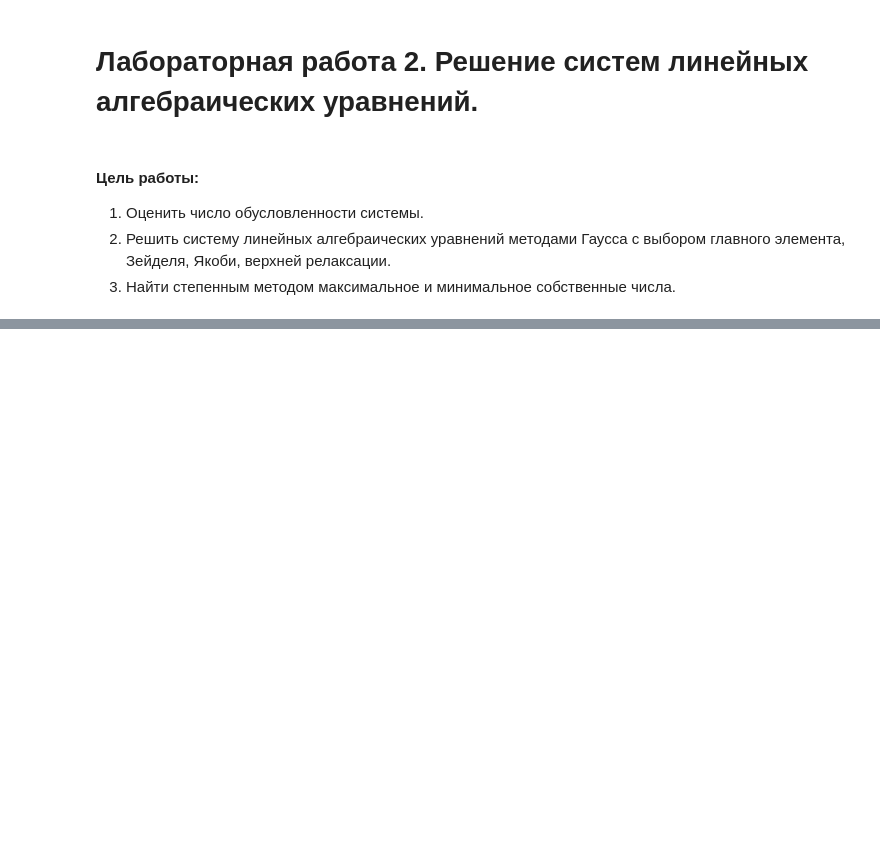
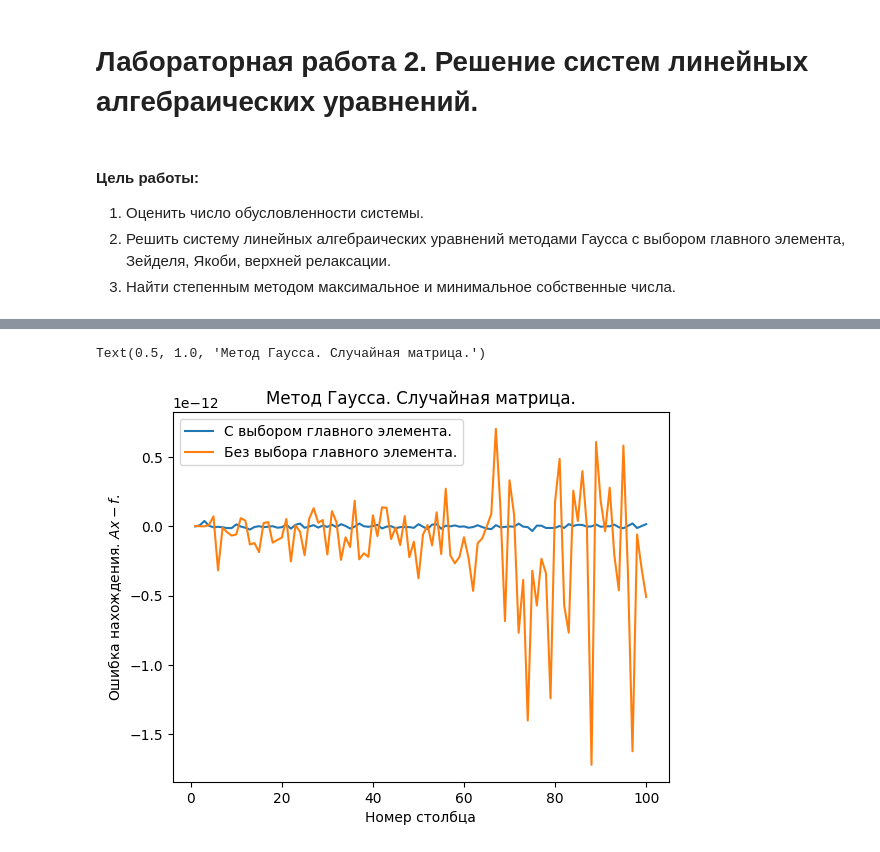
Before and after one commit to ArtemMaslov/MasFoam, a Jupyter notebook: Labs/Lab 2. Linear equations/Lab 2. Linear equations.ipynb, the cells around one changed output, grey strips where cells are left out. Saved outputs shown, nothing was run; the diff lists cells and outputs as text; code cells hidden in the pictures; blank space fills up the shorter version.

```diff
--- a/Labs/Lab 2. Linear equations/Lab 2. Linear equations.ipynb
+++ b/Labs/Lab 2. Linear equations/Lab 2. Linear equations.ipynb
@@ -98,0 +359,38 @@ nan
+# %%
+size1 = 100
+A1 = numpy.random.rand(size1, size1)
+f1 = numpy.random.rand(size1)
+
+_A = numpy.empty((size1, size1))
+_f = numpy.empty(size1)
+numpy.copyto(_A, A1)
+numpy.copyto(_f, f1)
+
+s = SolveGauss(_A, _f, True)
+r = CheckSystemSolution(A1, f1, s)
+
+if (False):
+    print("Матрица\n", A1)
+    print("Вектор свободных коэффициентов\n", f1)
+    print("Решение\n", s)
+    print("Ошибка решения\n", r)
+
+plt.plot(numpy.arange(1, len(A1) + 1), r, label = "С выбором главного элемента.")
+
+_A = numpy.empty((size1, size1))
+_f = numpy.empty(size1)
+numpy.copyto(_A, A1)
+numpy.copyto(_f, f1)
+
+s = SolveGauss(_A, _f, False)
+r = CheckSystemSolution(A1, f1, s)
+
+plt.plot(numpy.arange(1, len(A1) + 1), r, label = "Без выбора главного элемента.")
+
+plt.legend()
+plt.xlabel("Номер столбца")
+plt.ylabel("Ошибка нахождения. $Ax - f$.")
+plt.title("Метод Гаусса. Случайная матрица.")
+# %% [output]
+Text(0.5, 1.0, 'Метод Гаусса. Случайная матрица.')
+[figure, added]
```
Also changed, not shown: parts of 24 cells of this notebook, 17 other files.
